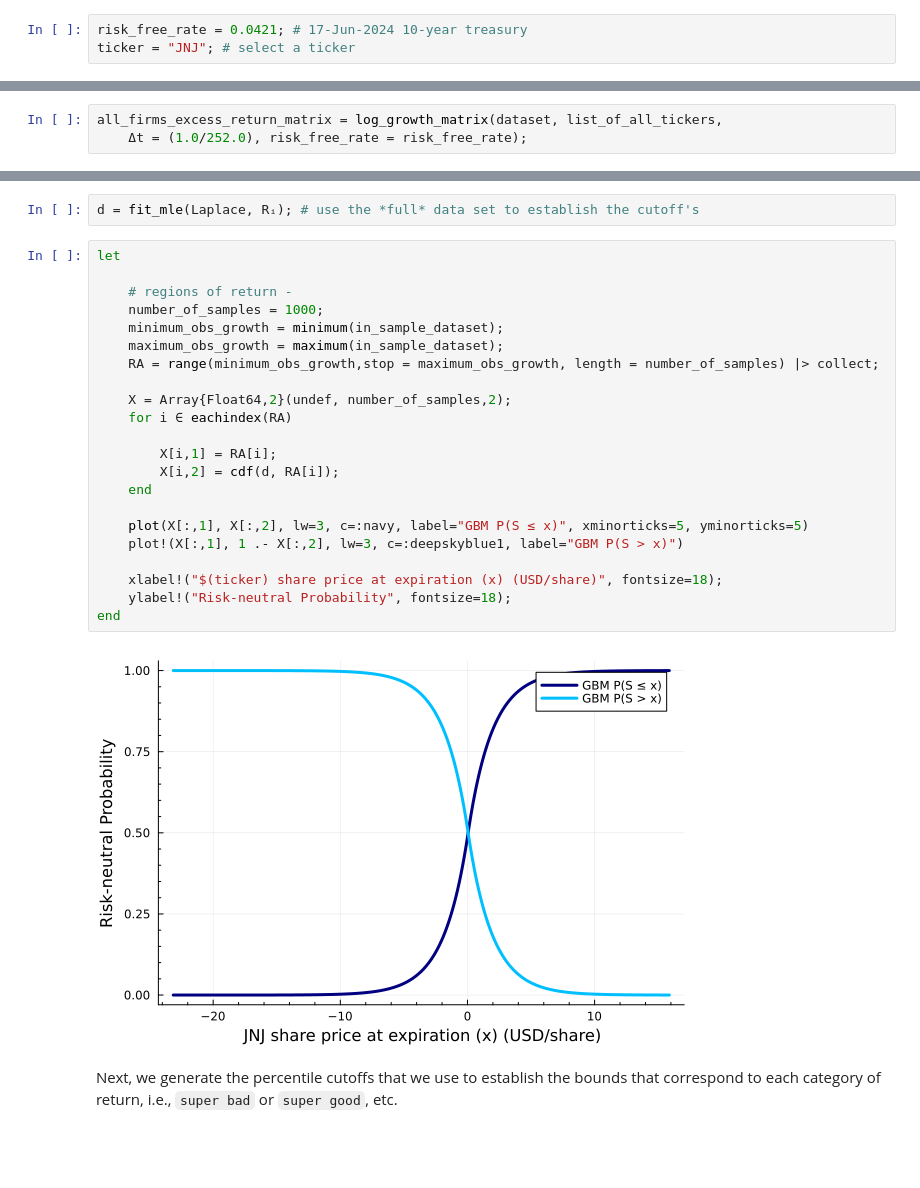
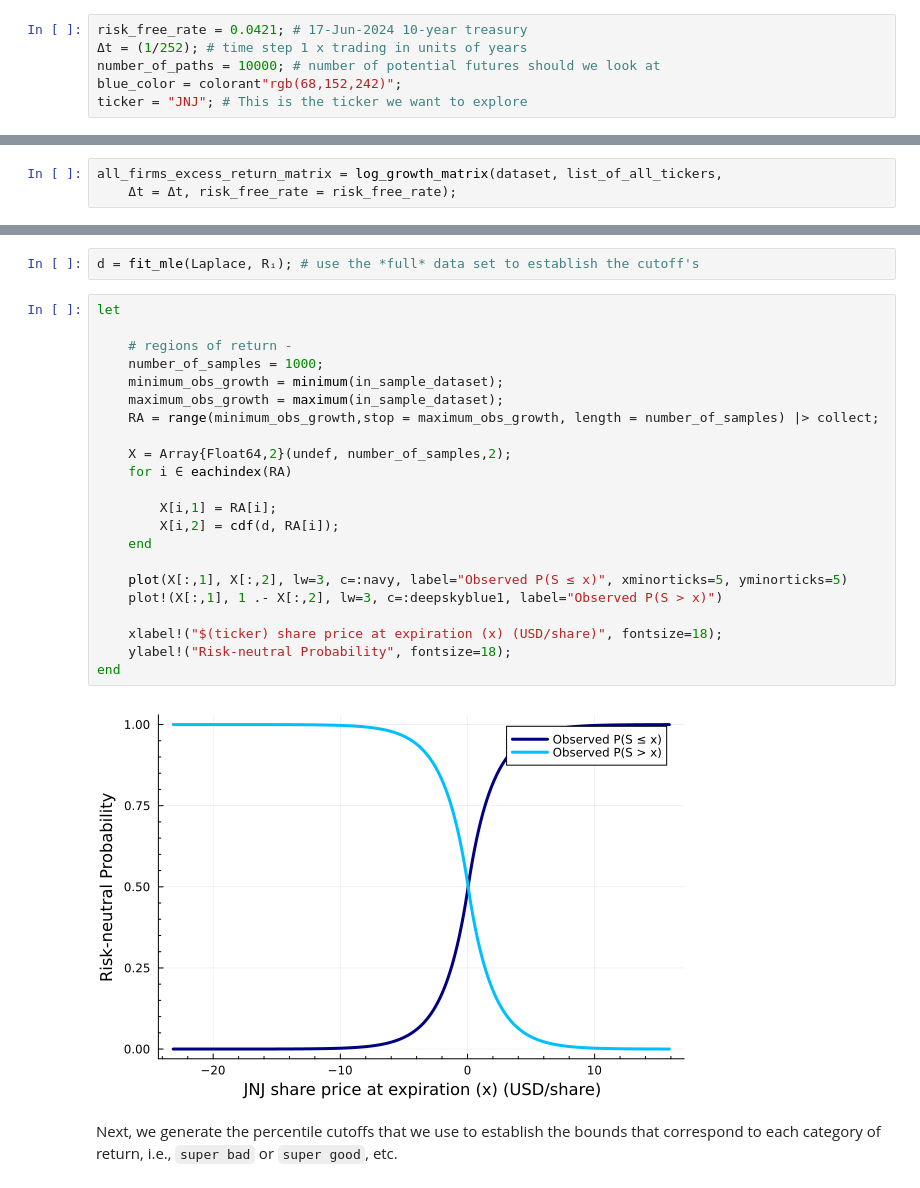
Before and after one commit to varnerlab/CHEME-5660-CourseRepository-Fall-2024, a Jupyter notebook: lectures/week-13/L13a/CHEME-5660-L13a-HMM-SPY-IS-Fall-2024-WorkedExample.ipynb, the cells around one changed output, grey strips where cells are left out. Saved outputs shown, nothing was run; the diff lists cells and outputs as text; blank space fills up the shorter version.

```diff
--- a/lectures/week-13/L13a/CHEME-5660-L13a-HMM-SPY-IS-Fall-2024-WorkedExample.ipynb
+++ b/lectures/week-13/L13a/CHEME-5660-L13a-HMM-SPY-IS-Fall-2024-WorkedExample.ipynb
@@ -33,6 +33,9 @@ We gathered a daily open-high-low-close `dataset` for each firm in the [S&P500](
 # %%
 risk_free_rate = 0.0421; # 17-Jun-2024 10-year treasury
-ticker = "JNJ"; # select a ticker
+Δt = (1/252); # time step 1 x trading in units of years
+number_of_paths = 10000; # number of potential futures should we look at
+blue_color = colorant"rgb(68,152,242)";
+ticker = "JNJ"; # This is the ticker we want to explore
 # %% [markdown]
 ### Load and clean the historical data
 # %% [markdown]
@@ -61,4 +65,4 @@ We compute the expected (annualized) log growth rate by passing the `dataset` an
 # %%
 all_firms_excess_return_matrix = log_growth_matrix(dataset, list_of_all_tickers,
-    Δt = (1.0/252.0), risk_free_rate = risk_free_rate);
+    Δt = Δt, risk_free_rate = risk_free_rate);
 # %% [markdown]
@@ -108,27 +112,27 @@ d = fit_mle(Laplace, Rᵢ); # use the *full* data set to establish the cutoff's
 # %%
 let
 
     # regions of return -
     number_of_samples = 1000;
     minimum_obs_growth = minimum(in_sample_dataset);
     maximum_obs_growth = maximum(in_sample_dataset);
     RA = range(minimum_obs_growth,stop = maximum_obs_growth, length = number_of_samples) |> collect;
 
     X = Array{Float64,2}(undef, number_of_samples,2);
     for i ∈ eachindex(RA)
 
         X[i,1] = RA[i];
         X[i,2] = cdf(d, RA[i]);
     end
 
-    plot(X[:,1], X[:,2], lw=3, c=:navy, label="GBM P(S ≤ x)", xminorticks=5, yminorticks=5)
-    plot!(X[:,1], 1 .- X[:,2], lw=3, c=:deepskyblue1, label="GBM P(S > x)")
+    plot(X[:,1], X[:,2], lw=3, c=:navy, label="Observed P(S ≤ x)", xminorticks=5, yminorticks=5)
+    plot!(X[:,1], 1 .- X[:,2], lw=3, c=:deepskyblue1, label="Observed P(S > x)")
 
     xlabel!("$(ticker) share price at expiration (x) (USD/share)", fontsize=18);
     ylabel!("Risk-neutral Probability", fontsize=18);
 end
 # %% [output]
-[figure, old version]
+[figure, new version]
 # %% [markdown]
 Next, we generate the percentile cutoffs that we use to establish the bounds that correspond to each category of return, i.e., `super bad` or `super good`, etc.
 # %%
```
Also changed, not shown: parts of 24 cells of this notebook, 2 other files.
